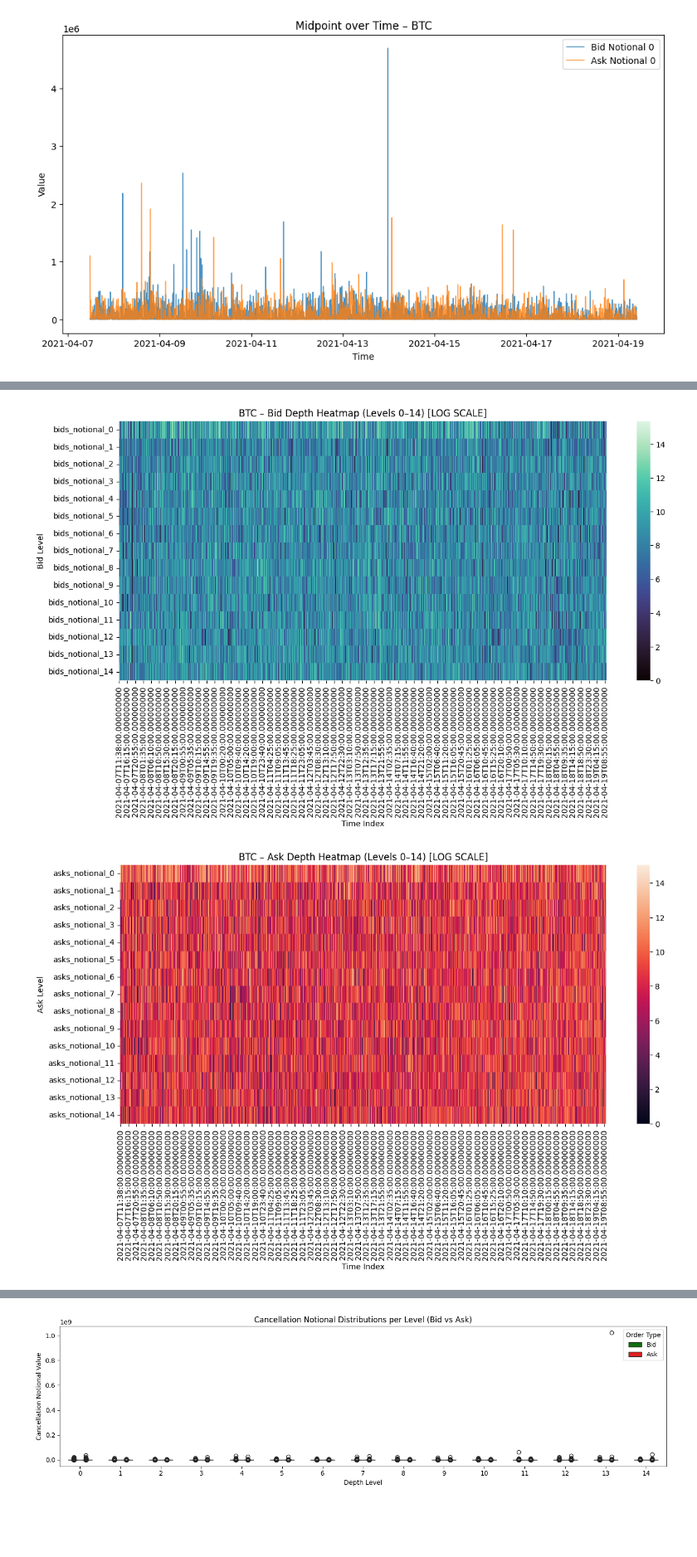
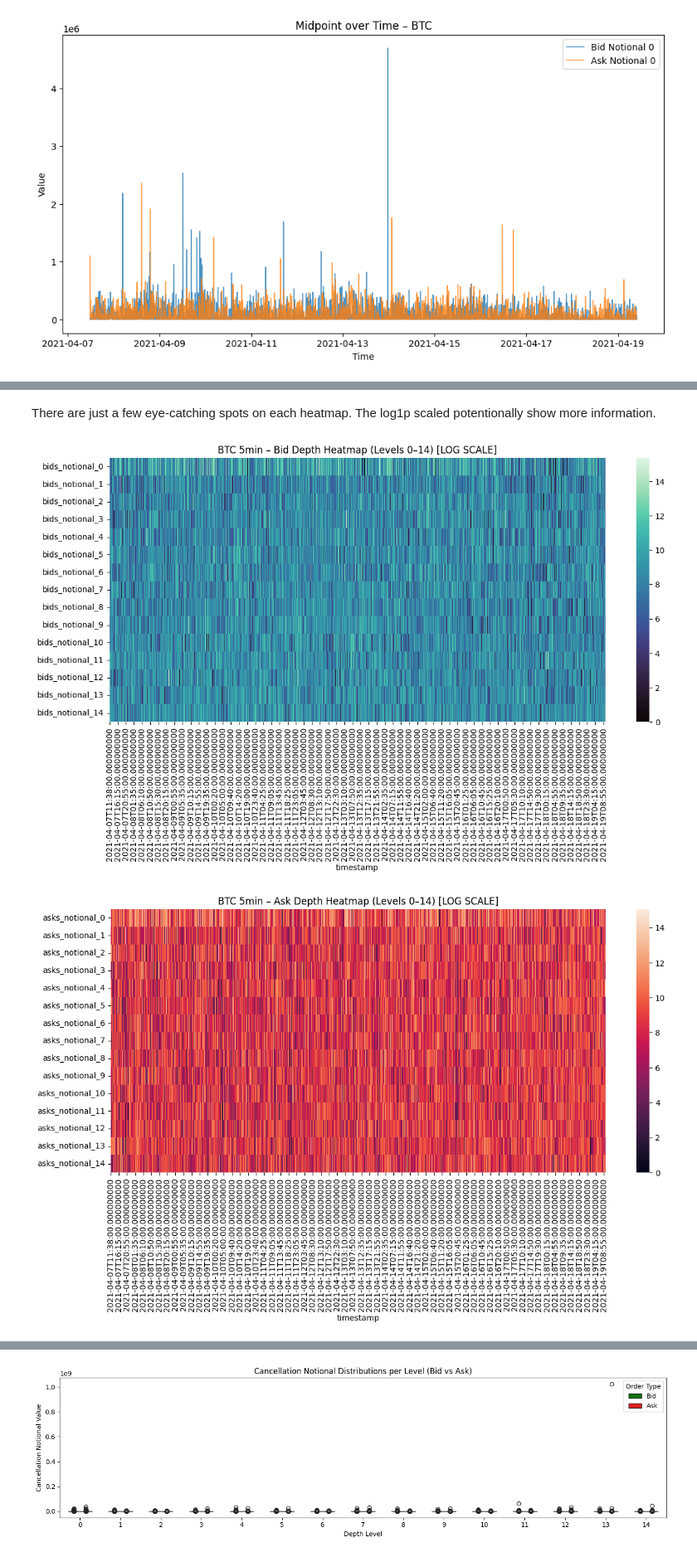
Before and after one commit to vitalii-novikov/Graph_Neural_Network_for_Market_Microstructure, a Jupyter notebook: EDA_BTC_5min.ipynb, the cells around one changed output, grey strips where cells are left out. Shown at 83% size. Drawn from its saved outputs; the diff is of its cells as text; code cells hidden in the pictures; blank space fills up the shorter version.

```diff
--- a/EDA_BTC_5min.ipynb
+++ b/EDA_BTC_5min.ipynb
@@ -238,6 +240,10 @@ df.head(3).transpose()
 # %%
-pd.set_option('display.max_rows', None)
-transposed_df = df.set_index('timestamp').head(3).transpose()
+# VSC setting: "notebook.output.textLineLimit": 170
+
+pd.reset_option('display.precision')
+pd.reset_option('display.float_format')
+
+transposed_df = df.head(3).transpose()
 display(transposed_df)
 # %% [output]
 | timestamp | 2021-04-07 11:38:00+00:00 | 2021-04-07 11:43:00+00:00 | 2021-04-07 11:48:00+00:00 |
@@ -274,3 +281,0 @@ transposed_df[transposed_df.index.str.endswith('_0')]
-# %%
-btc = df.set_index('timestamp')
-btc.head(3)
@@ -338,9 +294,12 @@ fig, axs = plt.subplots(2, 2, figsize=(12, 8))
 axs = axs.flatten()
 
 for i, f in enumerate(features_to_plot):
-    sns.histplot(btc[f], bins=50, ax=axs[i], kde=True, color='steelblue')
-    axs[i].set_title(f'Distribution of {f}')
-
+    sns.histplot(df[f], bins=50, ax=axs[i], kde=True, color='steelblue')
+    if i>=1:
+        axs[i].set_xlim(right=axs[i].get_xlim()[1]*0.25)
+        axs[i].set_title(f'Distribution of {f} (zoomed X-axis to 25% of left side)')
+    else:
+        axs[i].set_title(f'Distribution of {f}')
 plt.tight_layout()
 plt.show()
 # %% [output]
@@ -422,38 +358,36 @@ plt.show()
+# %% [markdown]
+There are just a few eye-catching spots on each heatmap. The log1p scaled potentionally show more information.
 # %%
 bid_levels = [f'bids_notional_{i}' for i in range(15)]
 ask_levels = [f'asks_notional_{i}' for i in range(15)]
 
 # Combine to 2D matrix
 depth_data = pd.DataFrame({
-    'timestamp': btc.index,
-    **{lvl: btc[lvl] for lvl in bid_levels + ask_levels}
+    'timestamp': df.index,
+    **{lvl: df[lvl] for lvl in bid_levels + ask_levels}
 })
 
 bid_data_log = np.log1p(depth_data[bid_levels].T)
 
 plt.figure(figsize=(14, 6))
 sns.heatmap(
     bid_data_log,
     cmap='mako',
     cbar=True
 )
-plt.title('BTC – Bid Depth Heatmap (Levels 0–14) [LOG SCALE]')
-plt.xlabel('Time Index')
-plt.ylabel('Bid Level')
+plt.title(f'{asset} {freq} – Bid Depth Heatmap (Levels 0–14) [LOG SCALE]')
 plt.show()
 
 ask_data_log = np.log1p(depth_data[ask_levels].T)
 
 plt.figure(figsize=(14, 6))
 sns.heatmap(
     ask_data_log,
     cmap='rocket',
     cbar=True
 )
-plt.title('BTC – Ask Depth Heatmap (Levels 0–14) [LOG SCALE]')
-plt.xlabel('Time Index')
-plt.ylabel('Ask Level')
+plt.title(f'{asset} {freq} – Ask Depth Heatmap (Levels 0–14) [LOG SCALE]')
 plt.show()
 # %% [output]
-[figure, old version]
+[figure, new version]
-[figure, old version]
+[figure, new version]
```
Also changed, not shown: parts of 57 cells of this notebook, 1 other file.
